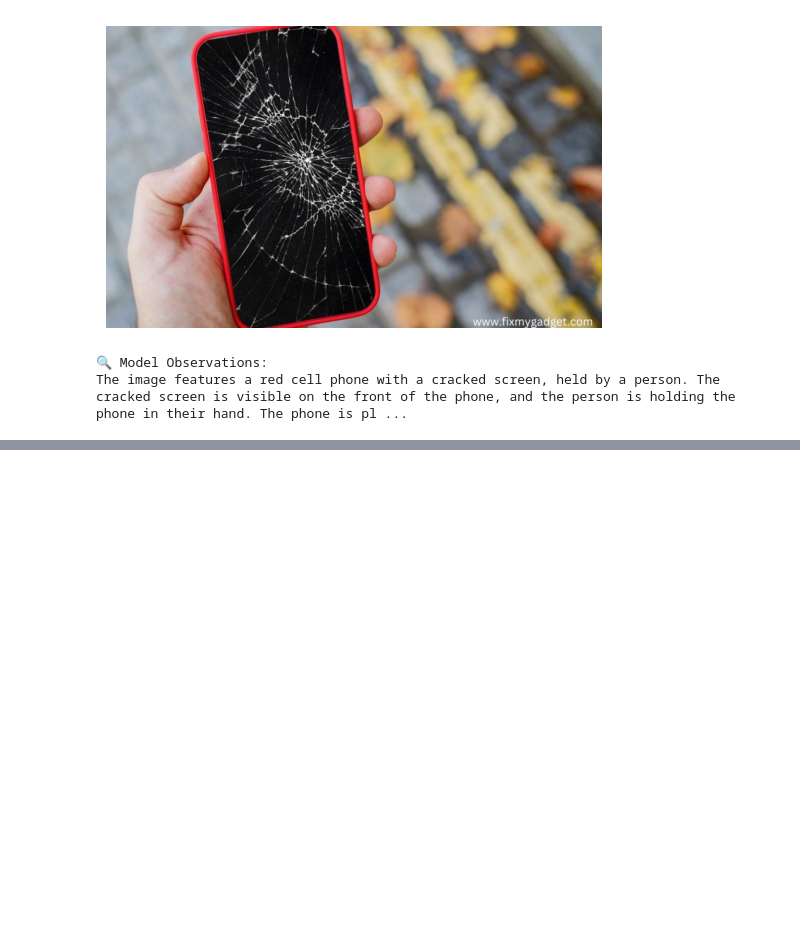
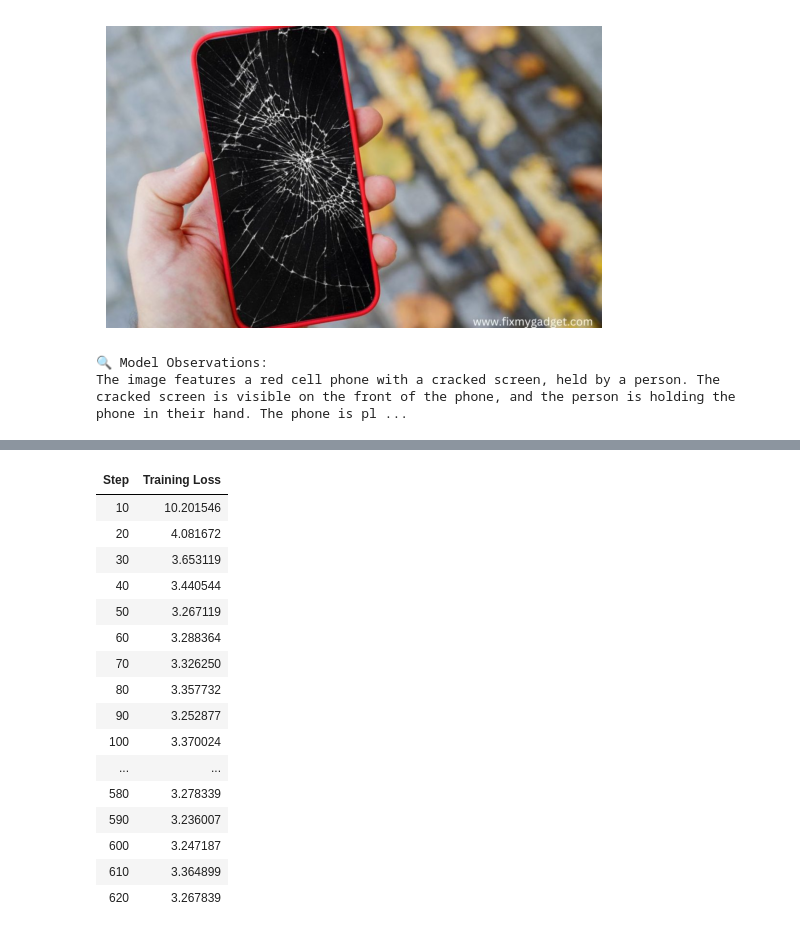
Before and after one commit to stillaman/C_Support_MM_Bot, a Jupyter notebook: lendygpt.ipynb, the cells around one changed output, grey strips where cells are left out. Cells and saved outputs as stored; diff of their text form; code cells hidden in the pictures; blank space fills up the shorter version.

Commit message:
Fine tuning the model to fix hallucination and close the gap between visual and textual prompt

```diff
--- a/lendygpt.ipynb
+++ b/lendygpt.ipynb
@@ -240,0 +263,8 @@ This share link expires in 1 week. For free permanent hosting and GPU upgrades,
+# %%
+#Phase2
+# Phase 2
+from datasets import load_dataset
+
+dataset = load_dataset("HuggingFaceH4/llava-instruct-mix-vsft", split="train[:5000]")
+
+print(dataset[0])
@@ -240,0 +334,72 @@ This share link expires in 1 week. For free permanent hosting and GPU upgrades,
+# %%
+import torch
+from peft import LoraConfig, get_peft_model
+from trl import SFTTrainer, SFTConfig
+def llava_data_collator(batch):
+    texts = [item["text"] for item in batch]
+    images = [item["image"] for item in batch]
+
+    inputs = processor(
+        text=texts,
+        images=images,
+        return_tensors="pt",
+        padding=True,
+        truncation=True,
+        max_length=1024
+    )
+
+    inputs["labels"] = inputs["input_ids"].clone()
+    inputs["labels"][inputs["labels"] == processor.tokenizer.pad_token_id] = -100
+
+    return inputs
+
+
+lora_config = LoraConfig(
+    r=32,
+    lora_alpha=64,
+    target_modules=[
+        "q_proj", "k_proj", "v_proj", "o_proj",
+        "multi_modal_projector.linear_1",
+        "multi_modal_projector.linear_2"
+    ],
+    lora_dropout=0.05,
+    bias="none",
+    task_type="CAUSAL_LM"
+)
+
+model = get_peft_model(model, lora_config)
+model.print_trainable_parameters()
+model.gradient_checkpointing_enable()
+
+
+
+
+training_args = SFTConfig(
+    output_dir="/kaggle/working/llava-strict-auditor",
+    per_device_train_batch_size=1,
+    gradient_accumulation_steps=8,
+    learning_rate=2e-4,
+    num_train_epochs=1,
+    logging_steps=10,
+    save_strategy="epoch",
+    fp16=True,
+    optim="paged_adamw_8bit",
+    remove_unused_columns=False,
+    dataset_text_field="text",
+    max_length=1024                #I hit an error here so changed max_seq_length to max_length!, again hit error so increased it to 1024
+)
+
+print("Initializing Trainer...")
+trainer = SFTTrainer(
+    model=model,
+    train_dataset=formatted_dataset,
+    data_collator=llava_data_collator,
+    args=training_args,
+)
+
+print("Starting Fine-Tuning")
+trainer.train()
+
+trainer.model.save_pretrained("/kaggle/working/llava-strict-auditor-adapters")
+print("Training complete and adapters saved!")
+# %% [output]
@@ -240,0 +411,17 @@ This share link expires in 1 week. For free permanent hosting and GPU upgrades,
+| Step | Training Loss |
+| 10 | 10.201546 |
+| 20 | 4.081672 |
+| 30 | 3.653119 |
+| 40 | 3.440544 |
+| 50 | 3.267119 |
+| 60 | 3.288364 |
+| 70 | 3.326250 |
+| 80 | 3.357732 |
+| 90 | 3.252877 |
+| 100 | 3.370024 |
+| ... | ... |
+| 580 | 3.278339 |
+| 590 | 3.236007 |
+| 600 | 3.247187 |
+| 610 | 3.364899 |
+| 620 | 3.267839 |
```
Also changed, not shown: parts of 9 cells of this notebook.
